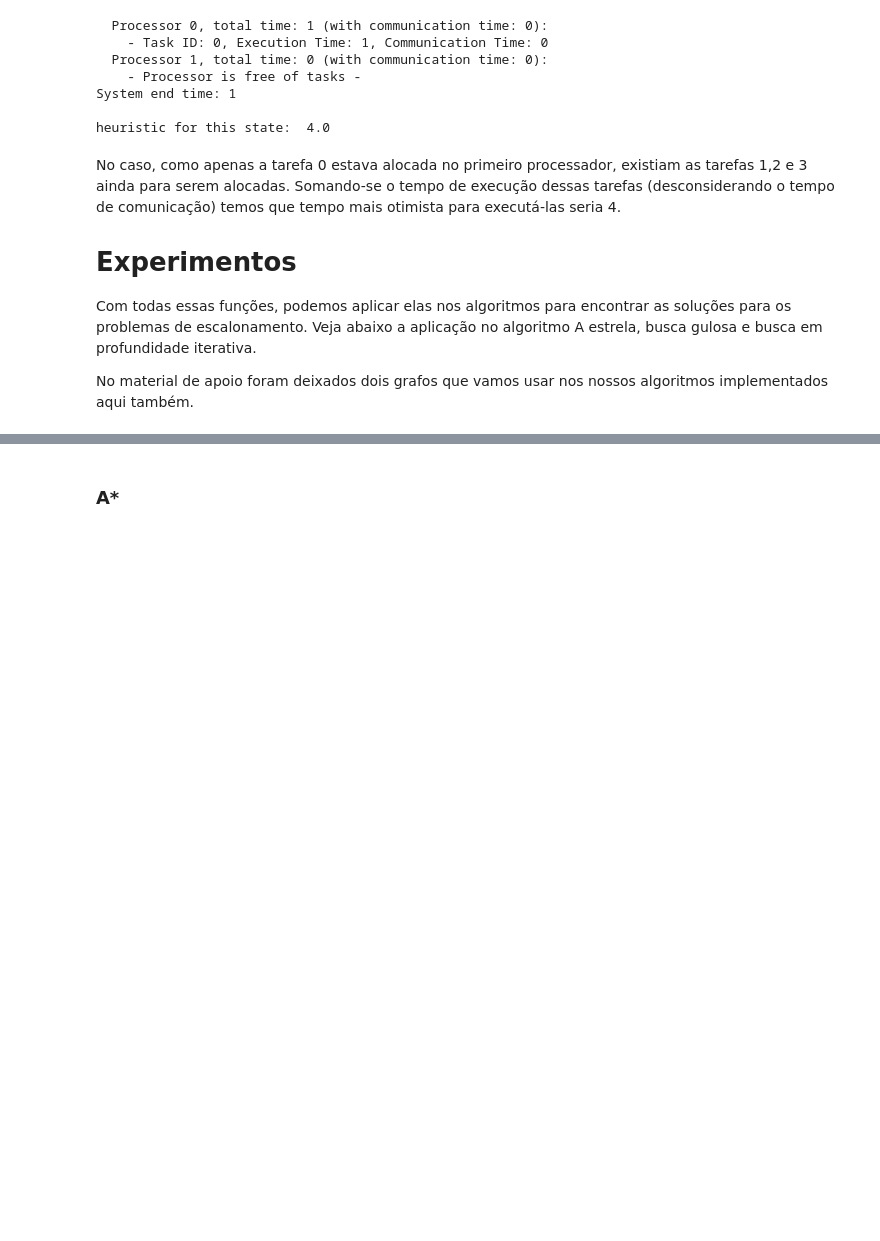
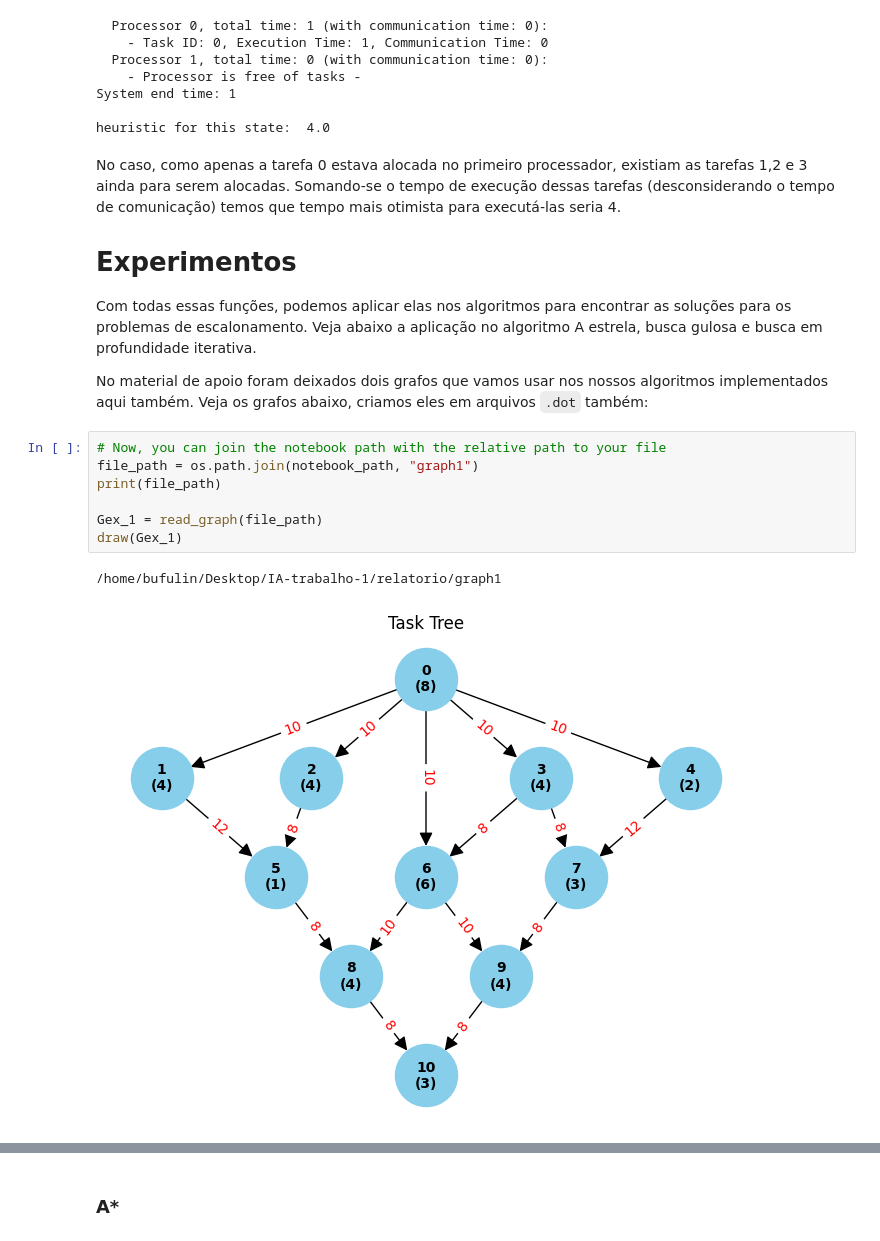
Before and after one commit to pedrohba1/IA-trabalho-1, a Jupyter notebook: relatorio/task_scheduling.ipynb, the cells around one changed output, grey strips where cells are left out. Drawn from its saved outputs; the diff is of its cells as text; blank space fills up the shorter version.

```diff
--- a/relatorio/task_scheduling.ipynb
+++ b/relatorio/task_scheduling.ipynb
@@ -211,4 +211,14 @@ No caso, como apenas a tarefa 0 estava alocada no primeiro processador, existiam
 
 Com todas essas funções, podemos aplicar elas nos algoritmos para encontrar as soluções para os problemas de escalonamento. Veja abaixo a aplicação no algoritmo A estrela, busca gulosa e busca em profundidade iterativa.
 
-No material de apoio foram deixados dois grafos que vamos usar nos nossos algoritmos implementados aqui também.
+No material de apoio foram deixados dois grafos que vamos usar nos nossos algoritmos implementados aqui também. Veja os grafos abaixo, criamos eles em arquivos `.dot` também:
+# %%
+# Now, you can join the notebook path with the relative path to your file
+file_path = os.path.join(notebook_path, "graph1")
+print(file_path)
+
+Gex_1 = read_graph(file_path)
+draw(Gex_1)
+# %% [output]
+/home/bufulin/Desktop/IA-trabalho-1/relatorio/graph1
+[figure, added]
```
Also changed, not shown: parts of 9 cells of this notebook.
